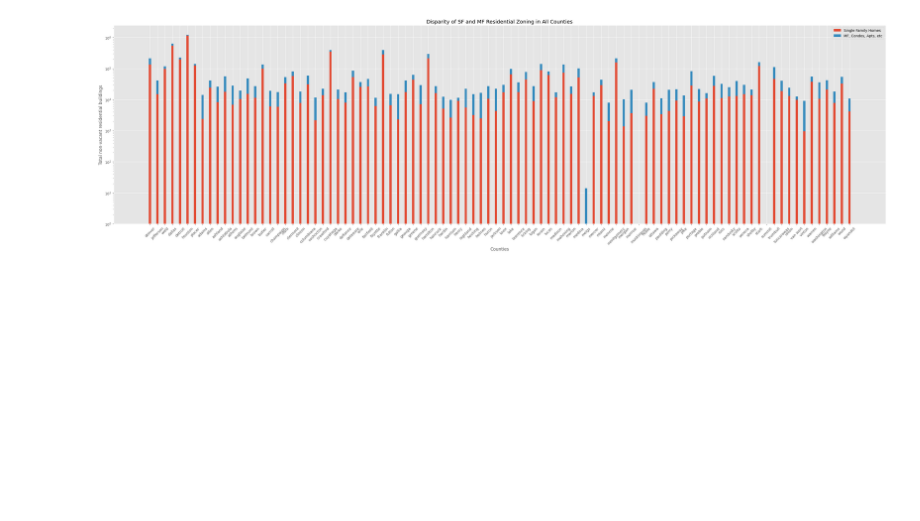
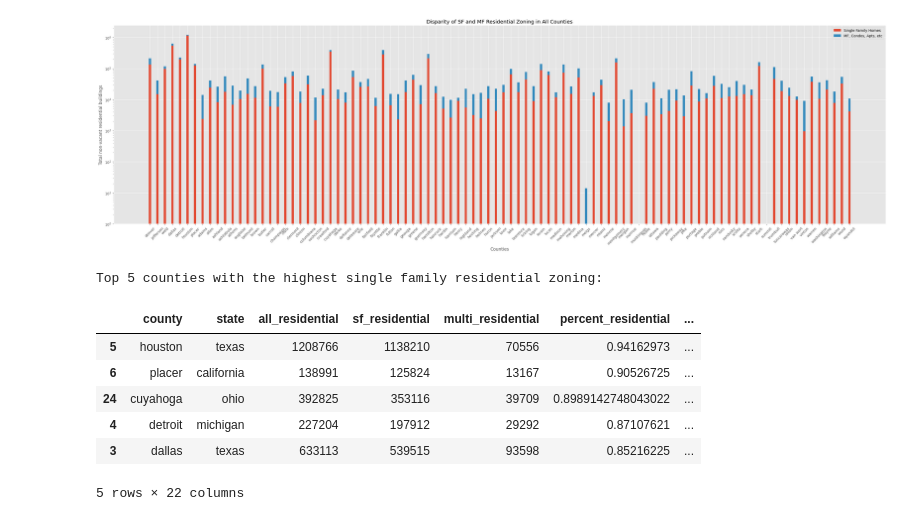
Before and after one commit to ashsProjects/Distributed_Analytics_of_US_Residential_Zoning, a Jupyter notebook: analysis.ipynb, the cells around one changed output. Saved outputs shown, nothing was run; the diff lists cells and outputs as text; code cells hidden in the pictures; blank space fills up the shorter version.

```diff
--- a/analysis.ipynb
+++ b/analysis.ipynb
@@ -160,3 +166,17 @@ ax.tick_params(axis='x', rotation=45)
 plt.subplots_adjust(left=0.0, right=1.0)
 # %% [output]
 [figure]
+# %%
+#sorted by highest residential percentage
+df_sorted_sf = df.sort_values(by='percent_residential', ascending=False)
+print(f'Top 5 counties with the highest single family residential zoning: ')
+df_sorted_sf.head(5)
+# %% [output]
+Top 5 counties with the highest single family residential zoning:
+|  | county | state | all_residential | sf_residential | multi_residential | percent_residential | ... |
+| 5 | houston | texas | 1208766 | 1138210 | 70556 | 0.94162973 | ... |
+| 6 | placer | california | 138991 | 125824 | 13167 | 0.90526725 | ... |
+| 24 | cuyahoga | ohio | 392825 | 353116 | 39709 | 0.8989142748043022 | ... |
+| 4 | detroit | michigan | 227204 | 197912 | 29292 | 0.87107621 | ... |
+| 3 | dallas | texas | 633113 | 539515 | 93598 | 0.85216225 | ... |
+5 rows × 22 columns
```
Also changed, not shown: parts of 9 cells of this notebook.
